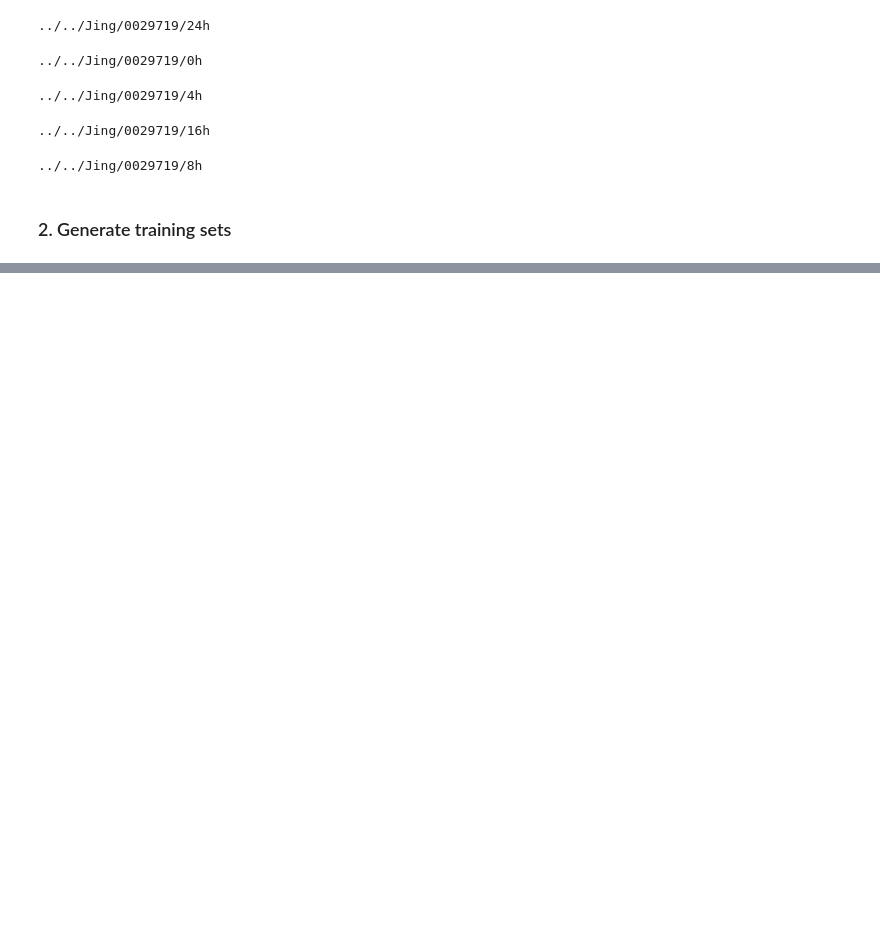
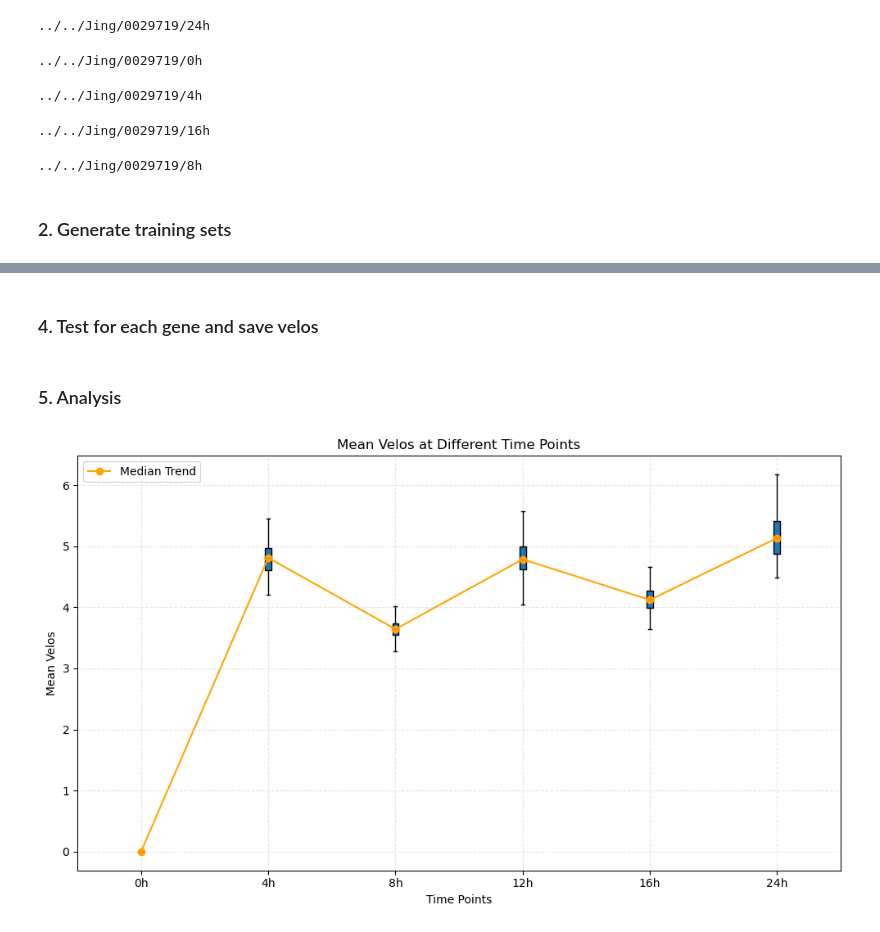
Before and after one commit to xwang97/SpatialDynamics, a Jupyter notebook: Analysis/time_course.ipynb, the cells around one changed output, grey strips where cells are left out. Drawn from its saved outputs; the diff is of its cells as text; code cells hidden in the pictures; blank space fills up the shorter version.

Commit message:
added time course analysis

```diff
--- a/Analysis/time_course.ipynb
+++ b/Analysis/time_course.ipynb
@@ -80,0 +74,19 @@ Build cell feature vectors
+# %%
+from utils import read_data, set_seed, heuristic_alpha, heuristic_alpha2
+from models import Model
+import torch
+import torch.nn as nn
+import matplotlib.pyplot as plt
+from training import train, test
+from tqdm import tqdm
+
+# Set parameters
+SEQ_LEN = 10
+dim_inputs = 10
+hidden_size = 50
+latent_size = 50
+
+batch_size = 1024
+base_lr = 0.01
+lr_step = 10
+num_epochs = 100
@@ -80,0 +129,2 @@ Build cell feature vectors
+# %% [markdown]
+### 4. Test for each gene and save velos
@@ -80,0 +170,41 @@ Build cell feature vectors
+# %% [markdown]
+### 5. Analysis
+# %%
+import os
+import pandas as pd
+import matplotlib.pyplot as plt
+import numpy as np
+
+root_dir = "../../Jing/0029719/"
+time_points = ['0h', '4h', '8h', '12h', '16h', '24h']
+mean_velos = []
+var_velos = []
+
+for time_point in time_points:
+    velos_file = os.path.join(root_dir, time_point, 'velos', f"{gene}_velos.csv")
+    velos_df = pd.read_csv(velos_file, header=None)
+    mean_velo = velos_df.mean(axis=1)
+    var_velo = velos_df.var(axis=1)
+    mean_velos.append(mean_velo)
+    var_velos.append(var_velo)
+
+# Prepare medians for overlay
+medians = [mv.median() for mv in mean_velos]
+
+# Plotting
+plt.figure(figsize=(10, 6))
+box = plt.boxplot(mean_velos, labels=time_points, widths=0.05, patch_artist=True, showfliers=False)
+
+# Overlay line connecting medians
+plt.plot(range(1, len(time_points)+1), medians, marker='o', linestyle='-', color='orange', label='Median Trend')
+
+# Labels and title
+plt.xlabel('Time Points')
+plt.ylabel('Mean Velos')
+plt.title('Mean Velos at Different Time Points')
+plt.legend()
+plt.grid(True, linestyle='--', alpha=0.3)
+plt.tight_layout()
+plt.show()
+# %% [output]
+[figure, added]
```
Also changed, not shown: parts of 8 cells of this notebook, 3 other files.
